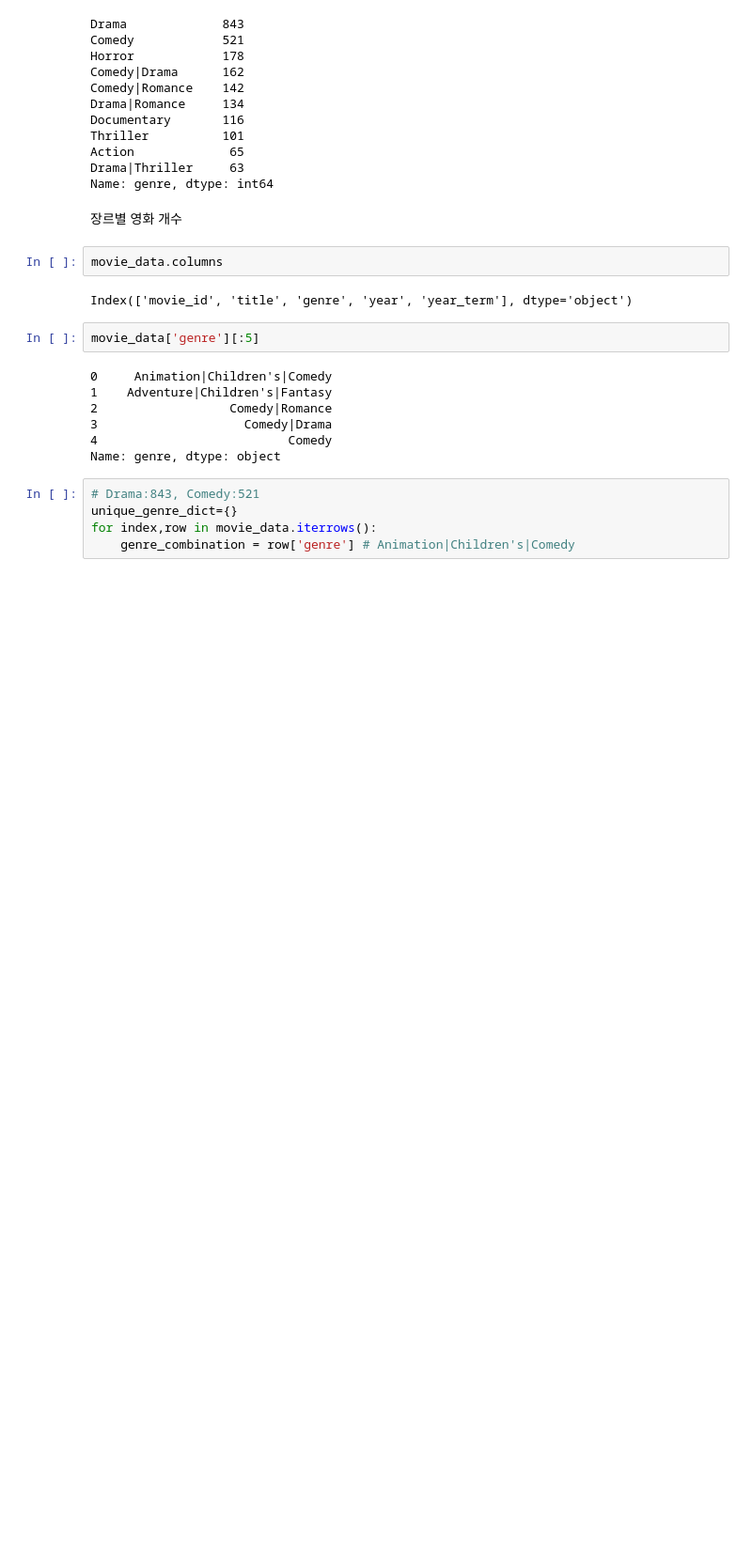
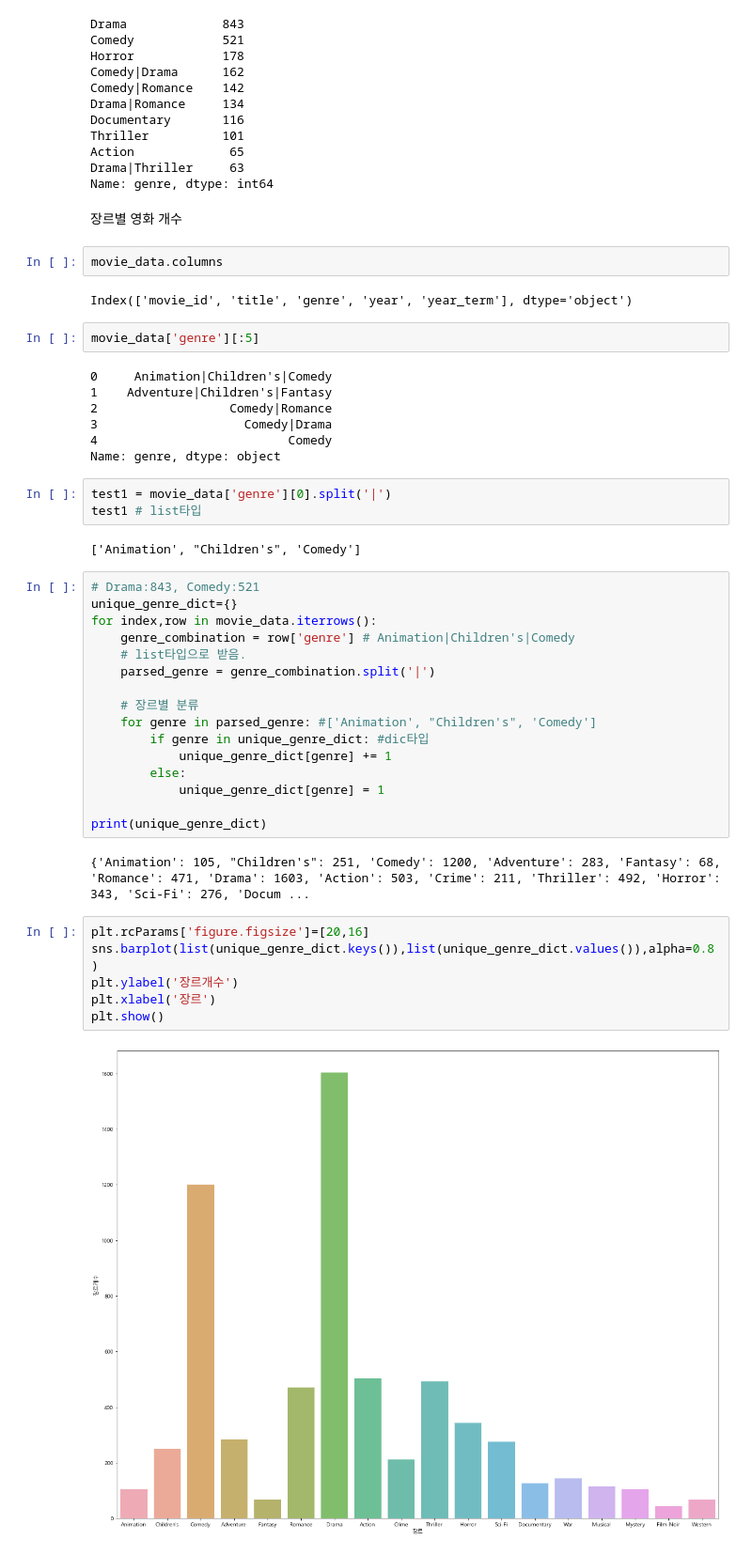
Before and after one commit to onulee/https---github.com-onulee-kdigital1, a Jupyter notebook: 11.deep/d0809/ju0809_01_영화평점예측.ipynb, the cells around one changed output. Shown: that part at 94% size. Drawn from its saved outputs; the diff is of its cells as text; blank space fills up the shorter version.

```diff
--- a/11.deep/d0809/ju0809_01_영화평점예측.ipynb
+++ b/11.deep/d0809/ju0809_01_영화평점예측.ipynb
@@ -170,8 +170,34 @@ movie_data['genre'][:5]
 3                    Comedy|Drama
 4                          Comedy
 Name: genre, dtype: object
+# %%
+test1 = movie_data['genre'][0].split('|')
+test1 # list타입
+# %% [output]
+['Animation', "Children's", 'Comedy']
 # %%
 # Drama:843, Comedy:521
 unique_genre_dict={}
 for index,row in movie_data.iterrows():
     genre_combination = row['genre'] # Animation|Children's|Comedy
+    # list타입으로 받음.
+    parsed_genre = genre_combination.split('|')
+
+    # 장르별 분류
+    for genre in parsed_genre: #['Animation', "Children's", 'Comedy']
+        if genre in unique_genre_dict: #dic타입
+            unique_genre_dict[genre] += 1
+        else:
+            unique_genre_dict[genre] = 1
+
+print(unique_genre_dict)
+# %% [output]
+{'Animation': 105, "Children's": 251, 'Comedy': 1200, 'Adventure': 283, 'Fantasy': 68, 'Romance': 471, 'Drama': 1603, 'Action': 503, 'Crime': 211, 'Thriller': 492, 'Horror': 343, 'Sci-Fi': 276, 'Docum ...
+# %%
+plt.rcParams['figure.figsize']=[20,16]
+sns.barplot(list(unique_genre_dict.keys()),list(unique_genre_dict.values()),alpha=0.8)
+plt.ylabel('장르개수')
+plt.xlabel('장르')
+plt.show()
+# %% [output]
+[figure, added]
```
Also changed, not shown: parts of 23 cells of this notebook.
